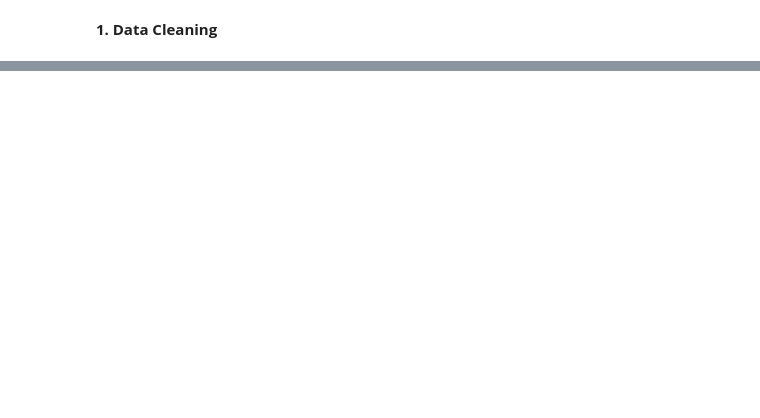
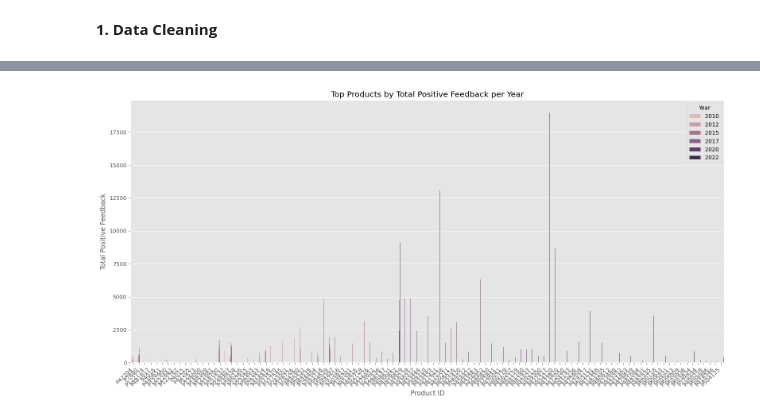
Before and after one commit to danaabdi/sephora, a Jupyter notebook: Sephora_Capstone.ipynb, the cells around one changed output, grey strips where cells are left out. Saved outputs shown, nothing was run; the diff lists cells and outputs as text; code cells hidden in the pictures; blank space fills up the shorter version.

```diff
--- a/Sephora_Capstone.ipynb
+++ b/Sephora_Capstone.ipynb
@@ -186,0 +363,36 @@ files.download(filename)
+# %%
+    # Group by year and product_id
+    feedback_summary = (
+        df_combined.groupby(['year', 'product_id'])
+        .agg(
+            total_reviews=('review_text', 'count'),
+            total_positive=('total_pos_feedback_count', 'sum'),
+            total_negative=('total_neg_feedback_count', 'sum'),
+            avg_rating=('rating', 'mean')
+        )
+        .reset_index()
+        .sort_values(by=['year', 'total_reviews'], ascending=[False, False])
+    )
+
+    # Pick top 10 products per year based on number of reviews
+    top_feedback_per_year = (
+        feedback_summary.groupby('year')
+        .head(10)
+        .sort_values(['year', 'total_reviews'], ascending=[True, False])
+    )
+
+    # Create barplot
+    plt.figure(figsize=(16, 8))
+    sns.barplot(
+        data=top_feedback_per_year,
+        x='product_id', y='total_positive', hue='year'
+    )
+    plt.title("Top Products by Total Positive Feedback per Year")
+    plt.xticks(rotation=45, ha='right')
+    plt.xlabel("Product ID")
+    plt.ylabel("Total Positive Feedback")
+    plt.legend(title='Year')
+    plt.tight_layout()
+    plt.show()
+# %% [output]
+[figure, added]
```
Also changed, not shown: parts of 35 cells of this notebook.
